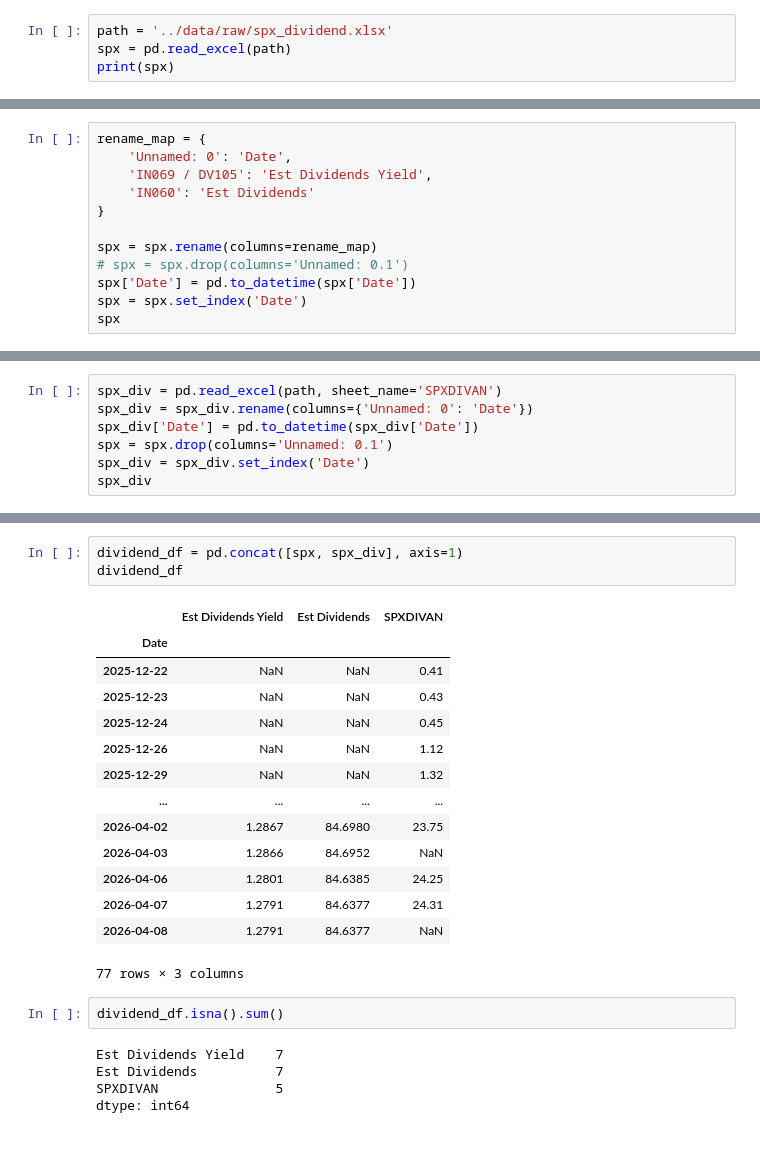
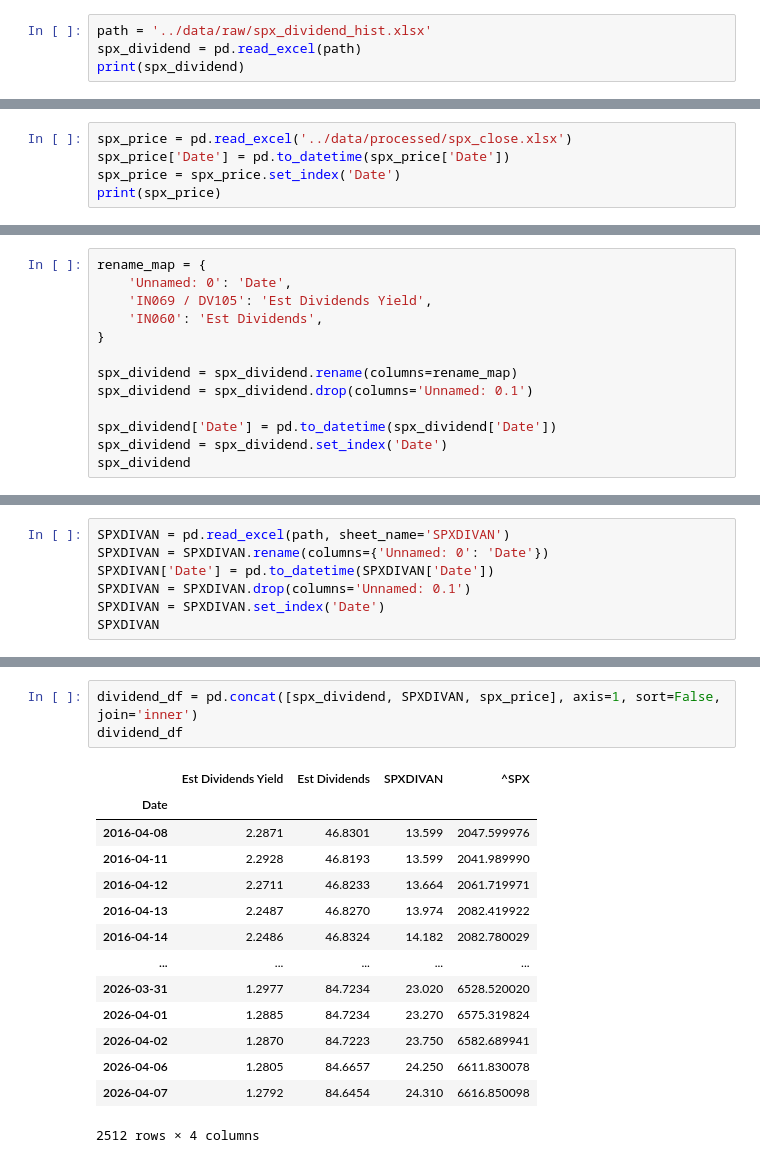
Before and after one commit to JohnnyTung123/Future-Rolling-Strategy, a Jupyter notebook: code/dividend.ipynb, the cells around one changed output, grey strips where cells are left out. Saved outputs shown, nothing was run; the diff lists cells and outputs as text.

```diff
--- a/code/dividend.ipynb
+++ b/code/dividend.ipynb
@@ -3,7 +4,7 @@ import numpy as np
 from datetime import datetime
 import pandas as pd
 # %%
-path = '../data/raw/spx_dividend.xlsx'
-spx = pd.read_excel(path)
-print(spx)
+path = '../data/raw/spx_dividend_hist.xlsx'
+spx_dividend = pd.read_excel(path)
+print(spx_dividend)
 # %% [output]
@@ -23,0 +25,5 @@ print(spx)
+# %%
+spx_price = pd.read_excel('../data/processed/spx_close.xlsx')
+spx_price['Date'] = pd.to_datetime(spx_price['Date'])
+spx_price = spx_price.set_index('Date')
+print(spx_price)
@@ -25,12 +47,13 @@ print(spx)
 rename_map = {
     'Unnamed: 0': 'Date',
     'IN069 / DV105': 'Est Dividends Yield',
-    'IN060': 'Est Dividends'
+    'IN060': 'Est Dividends',
 }
 
-spx = spx.rename(columns=rename_map)
-# spx = spx.drop(columns='Unnamed: 0.1')
-spx['Date'] = pd.to_datetime(spx['Date'])
-spx = spx.set_index('Date')
-spx
+spx_dividend = spx_dividend.rename(columns=rename_map)
+spx_dividend = spx_dividend.drop(columns='Unnamed: 0.1')
+
+spx_dividend['Date'] = pd.to_datetime(spx_dividend['Date'])
+spx_dividend = spx_dividend.set_index('Date')
+spx_dividend
 # %% [output]
@@ -51,8 +74,8 @@ spx
 # %%
-spx_div = pd.read_excel(path, sheet_name='SPXDIVAN')
-spx_div = spx_div.rename(columns={'Unnamed: 0': 'Date'})
-spx_div['Date'] = pd.to_datetime(spx_div['Date'])
-spx = spx.drop(columns='Unnamed: 0.1')
-spx_div = spx_div.set_index('Date')
-spx_div
+SPXDIVAN = pd.read_excel(path, sheet_name='SPXDIVAN')
+SPXDIVAN = SPXDIVAN.rename(columns={'Unnamed: 0': 'Date'})
+SPXDIVAN['Date'] = pd.to_datetime(SPXDIVAN['Date'])
+SPXDIVAN = SPXDIVAN.drop(columns='Unnamed: 0.1')
+SPXDIVAN = SPXDIVAN.set_index('Date')
+SPXDIVAN
 # %% [output]
@@ -92,25 +96,18 @@ spx_div
 # %%
-dividend_df = pd.concat([spx, spx_div], axis=1)
+dividend_df = pd.concat([spx_dividend, SPXDIVAN, spx_price], axis=1, sort=False, join='inner')
 dividend_df
 # %% [output]
-|  | Est Dividends Yield | Est Dividends | SPXDIVAN |
-| Date |  |  |  |
-| 2025-12-22 | NaN | NaN | 0.41 |
-| 2025-12-23 | NaN | NaN | 0.43 |
-| 2025-12-24 | NaN | NaN | 0.45 |
-| 2025-12-26 | NaN | NaN | 1.12 |
-| 2025-12-29 | NaN | NaN | 1.32 |
-| ... | ... | ... | ... |
-| 2026-04-02 | 1.2867 | 84.6980 | 23.75 |
-| 2026-04-03 | 1.2866 | 84.6952 | NaN |
-| 2026-04-06 | 1.2801 | 84.6385 | 24.25 |
-| 2026-04-07 | 1.2791 | 84.6377 | 24.31 |
-| 2026-04-08 | 1.2791 | 84.6377 | NaN |
+|  | Est Dividends Yield | Est Dividends | SPXDIVAN | ^SPX |
+| Date |  |  |  |  |
+| 2016-04-08 | 2.2871 | 46.8301 | 13.599 | 2047.599976 |
+| 2016-04-11 | 2.2928 | 46.8193 | 13.599 | 2041.989990 |
+| 2016-04-12 | 2.2711 | 46.8233 | 13.664 | 2061.719971 |
+| 2016-04-13 | 2.2487 | 46.8270 | 13.974 | 2082.419922 |
+| 2016-04-14 | 2.2486 | 46.8324 | 14.182 | 2082.780029 |
+| ... | ... | ... | ... | ... |
+| 2026-03-31 | 1.2977 | 84.7234 | 23.020 | 6528.520020 |
+| 2026-04-01 | 1.2885 | 84.7234 | 23.270 | 6575.319824 |
+| 2026-04-02 | 1.2870 | 84.7223 | 23.750 | 6582.689941 |
+| 2026-04-06 | 1.2805 | 84.6657 | 24.250 | 6611.830078 |
+| 2026-04-07 | 1.2792 | 84.6454 | 24.310 | 6616.850098 |
-77 rows × 3 columns
+2512 rows × 4 columns
-# %%
-dividend_df.isna().sum()
-# %% [output]
-Est Dividends Yield    7
-Est Dividends          7
-SPXDIVAN               5
-dtype: int64
```
Also changed, not shown: parts of 20 cells of this notebook, 31 other files.
